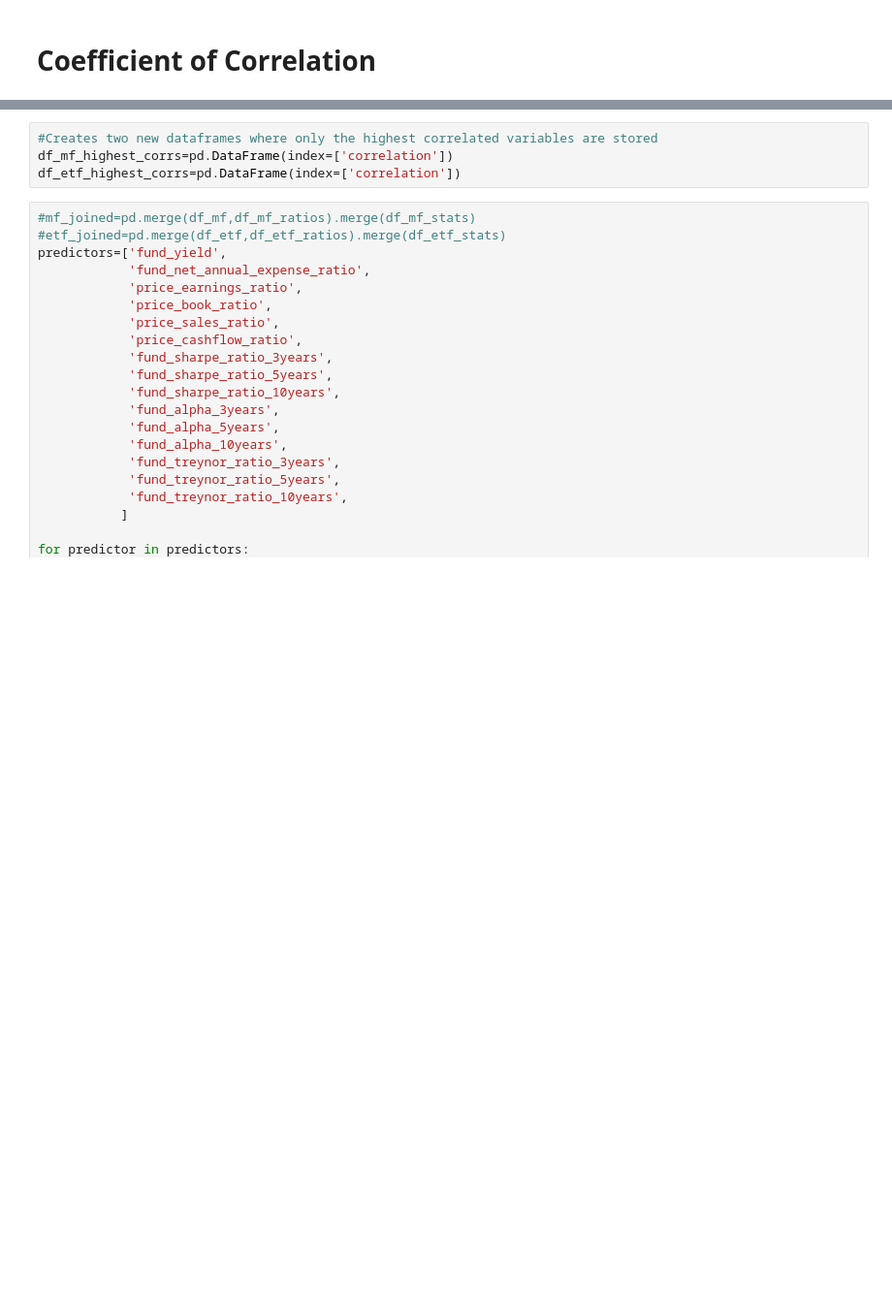
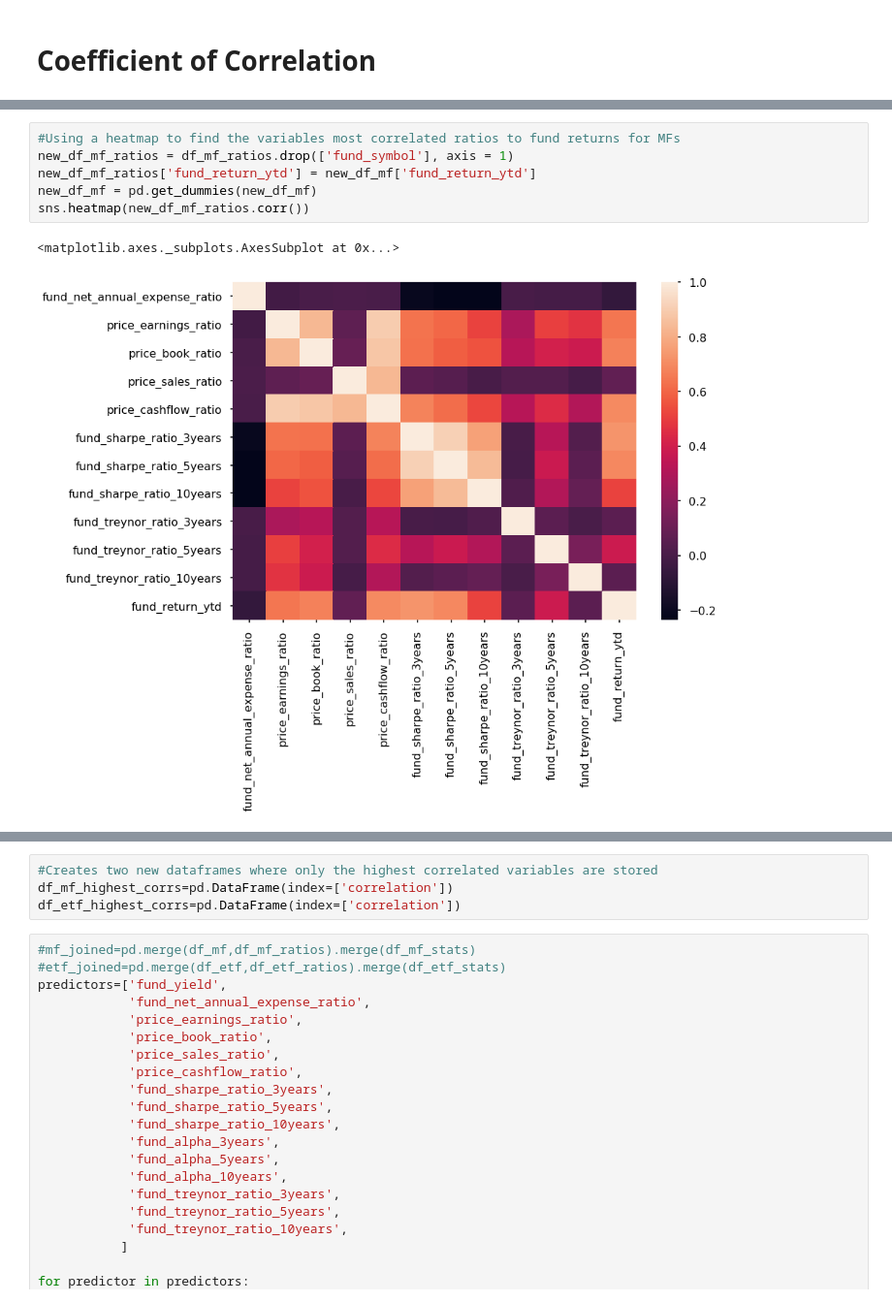
Before and after one commit to ctr48/Info2950FinalProject, a Jupyter notebook: May11V1.ipynb, the cells around one changed output, grey strips where cells are left out. Shown at 97% size. Drawn from its saved outputs; the diff is of its cells as text; blank space fills up the shorter version.

```diff
--- a/May11V1.ipynb
+++ b/May11V1.ipynb
@@ -846,0 +870,9 @@ paragraph
+# %%
+#Using a heatmap to find the variables most correlated ratios to fund returns for MFs
+new_df_mf_ratios = df_mf_ratios.drop(['fund_symbol'], axis = 1)
+new_df_mf_ratios['fund_return_ytd'] = new_df_mf['fund_return_ytd']
+new_df_mf = pd.get_dummies(new_df_mf)
+sns.heatmap(new_df_mf_ratios.corr())
+# %% [output]
+<matplotlib.axes._subplots.AxesSubplot at 0x...>
+[figure, added]
```
Also changed, not shown: parts of 34 cells of this notebook.
